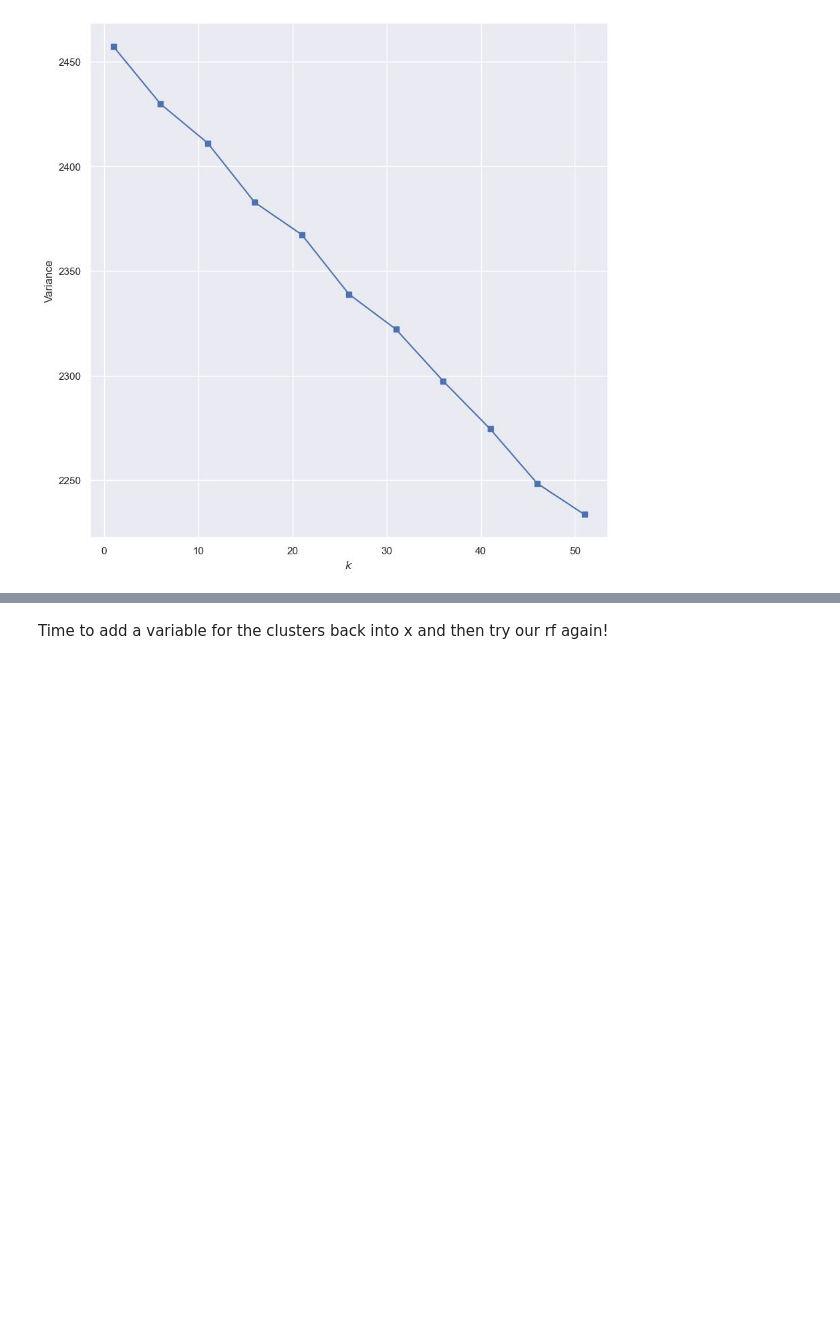
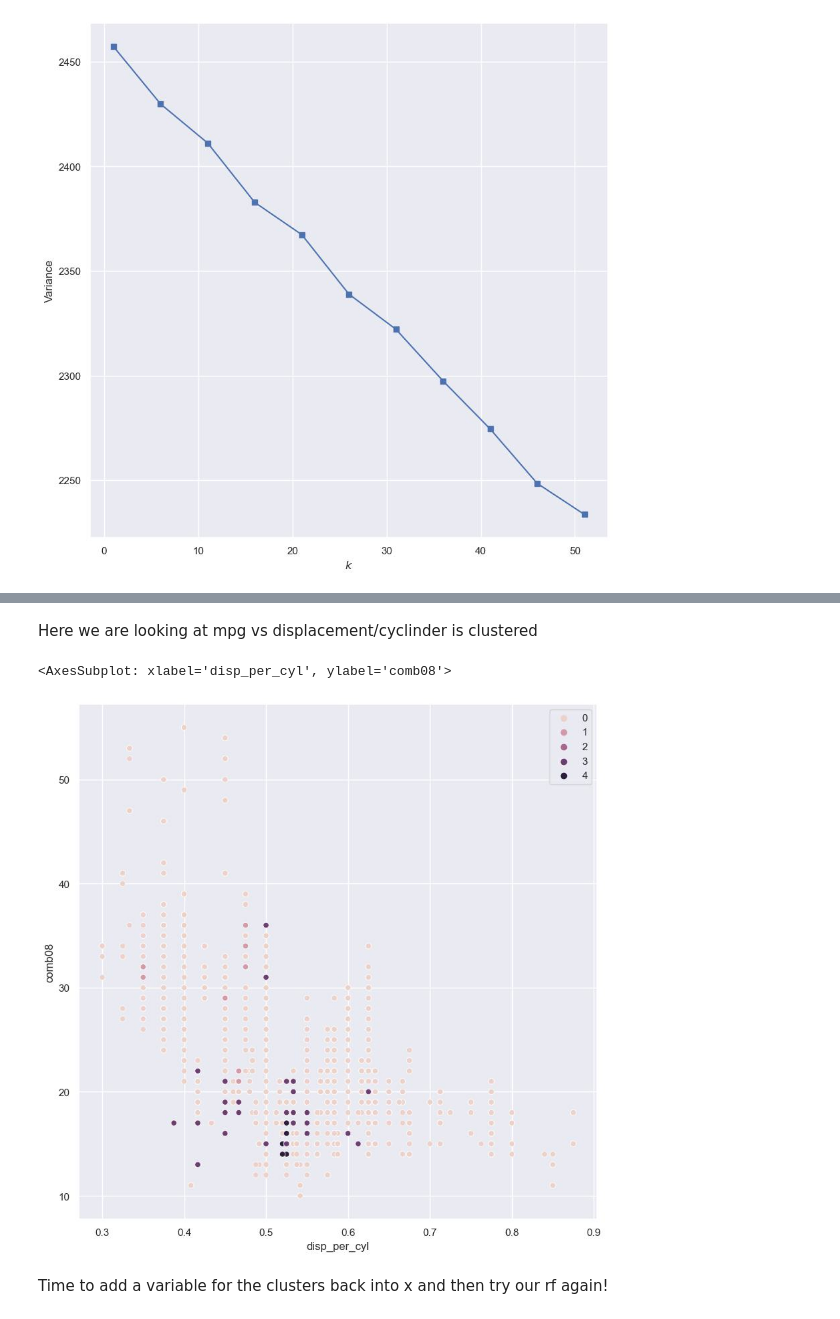
Before and after one commit to matthewasloan95/p4-clustering, a Jupyter notebook: p4.ipynb, the cells around one changed output, grey strips where cells are left out. Saved outputs shown, nothing was run; the diff lists cells and outputs as text; code cells hidden in the pictures; blank space fills up the shorter version.

```diff
--- a/p4.ipynb
+++ b/p4.ipynb
@@ -512,3 +528,19 @@ sns.scatterplot(x=pd.DataFrame(scaler.inverse_transform(x, copy=True),columns=x.
+# %% [markdown]
+Here we are looking at mpg vs displacement/cyclinder is clustered
+# %%
+colms = comb_df['brandName'].unique()
+sns_markers = tuple([pairs for pairs in zip(colms, range(1,len(colms)+1), np.zeros(len(colms), dtype = int))])
+
+
+sns.scatterplot(x=pd.DataFrame(scaler.inverse_transform(x, copy=True),columns=x.columns)['disp_per_cyl'],
+                y=comb_df['comb08'],
+                hue=kmeans_y,#comb_df['brandName'],
+               #palette = sns.color_palette('gist_ncar'), # markers arg https://matplotlib.org/3.1.1/api/markers_api.html
+               markers=sns_markers # https://matplotlib.org/stable/api/markers_api.html
+               )
+# %% [output]
+<AxesSubplot: xlabel='disp_per_cyl', ylabel='comb08'>
+[figure, added]
 # %% [markdown]
 Time to add a variable for the clusters back into x and then try our rf again!
 # %%
```
Also changed, not shown: parts of 13 cells of this notebook.
